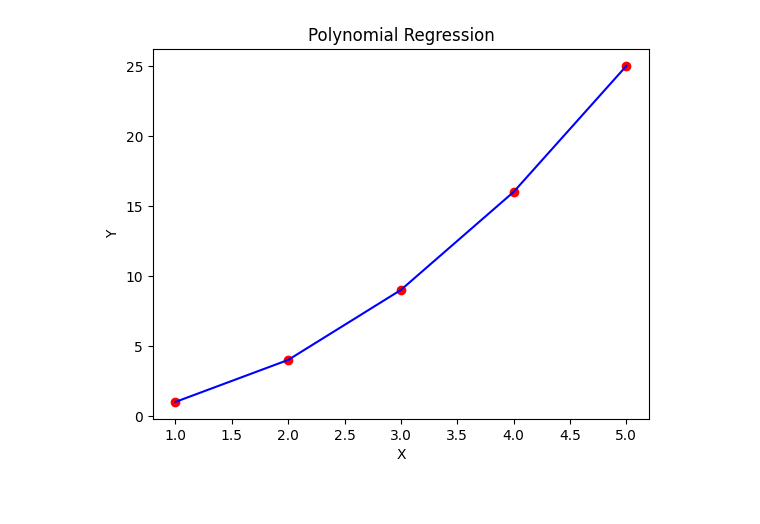
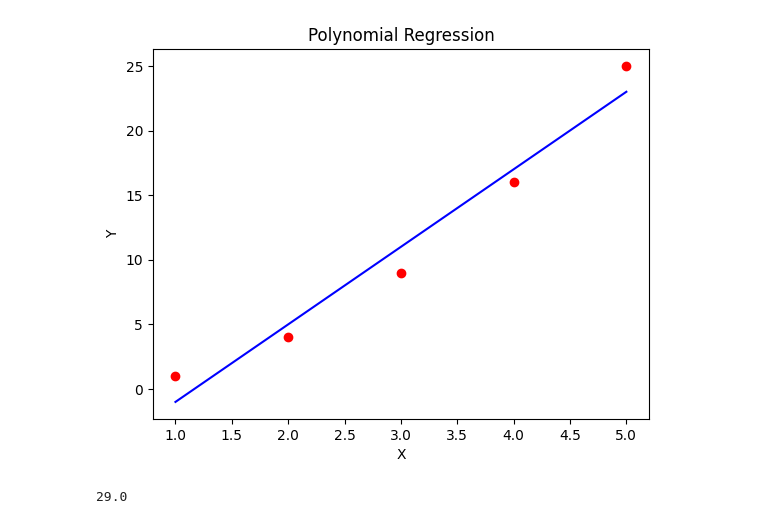
Before and after one commit to SAMAD-KHAN03/ml, a Jupyter notebook: algorithms/PolynomialRegression/PolynomialRegression.ipynb, the cells around one changed output. Drawn from its saved outputs; the diff is of its cells as text; code cells hidden in the pictures.

```diff
--- a/algorithms/PolynomialRegression/PolynomialRegression.ipynb
+++ b/algorithms/PolynomialRegression/PolynomialRegression.ipynb
@@ -3,19 +3,24 @@
 # %%
 import matplotlib.pyplot as plt
 from sklearn.preprocessing import PolynomialFeatures
 from sklearn.linear_model import LinearRegression
 import numpy as np
 X=np.array([1,2,3,4,5]).reshape(-1,1)
 y=np.array([1,4,9,16,25])
-poly=PolynomialFeatures(degree=2)
+poly=PolynomialFeatures(degree=1)
 X_poly=poly.fit_transform(X)
 lin_reg=LinearRegression()
 lin_reg.fit(X_poly,y)
 plt.scatter(X,y,color='red')
 plt.plot(X,lin_reg.predict(poly.fit_transform(X)),color='blue')
 plt.title('Polynomial Regression')
 plt.xlabel('X')
 plt.ylabel('Y')
 plt.show()
+new_x=np.array([6]).reshape(-1,1)
+new_x_poly=poly.fit_transform(new_x)
+new_y=lin_reg.predict(new_x_poly)[0]
+print(new_y)
 # %% [output]
-[figure, old version]
+[figure, new version]
+29.0
```
Also changed, not shown: parts of 1 cell of this notebook.
